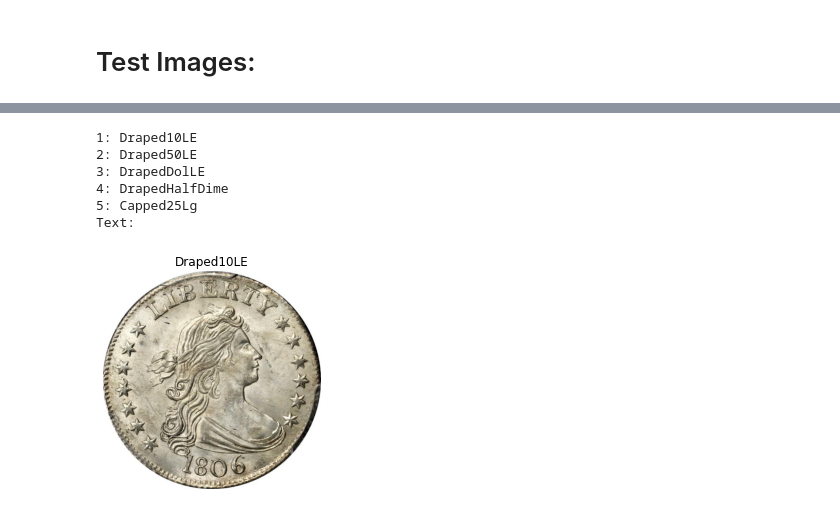
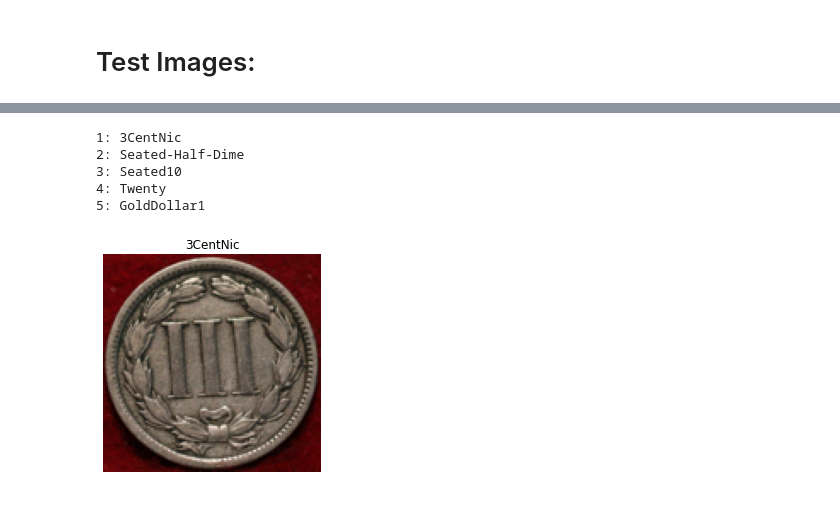
Before and after one commit to PScottZero/Numismatic, a Jupyter notebook: coin_classifier/coin_classifier.ipynb, the cells around one changed output, grey strips where cells are left out. Drawn from its saved outputs; the diff is of its cells as text; code cells hidden in the pictures.

Commit message:
updated model

```diff
--- a/coin_classifier/coin_classifier.ipynb
+++ b/coin_classifier/coin_classifier.ipynb
@@ -30,19 +60,25 @@ import pytesseract
 # %%
-labels = listdir('images/')
+batch_size = 64
+img_size = 128
+
+labels = listdir(dataset_dir)
 labels.sort()
 
 if '.DS_Store' in labels:
   labels.remove('.DS_Store')
 
 dataset = preprocessing.image_dataset_from_directory(
-  'images1/',
+  dataset_dir,
   labels="inferred",
   label_mode="int",
   class_names=None,
   color_mode="rgb",
-  batch_size=64,
-  image_size=(500, 500),
-  shuffle=True
+  batch_size=batch_size,
+  image_size=(img_size, img_size),
+  shuffle=True,
 )
 dataset = dataset.map(lambda image, label: (image / 255.0, label))
+datasets = [dataset.map(lambda image, label: (augment(image), label)) for _ in range(9)]
+for ds in datasets:
+  dataset = dataset.concatenate(ds)
 # %% [output]
@@ -63,13 +100,22 @@ for i in range(64):
 # Create CNN:
 # %%
 model = models.Sequential([
-  layers.Conv2D(32, (3, 3), activation='relu', input_shape=(500, 500, 3)),
-  layers.MaxPooling2D((4, 4)),
+  layers.Conv2D(32, (3, 3), activation='relu', input_shape=(img_size, img_size, 3)),
+  layers.BatchNormalization(),
+  layers.MaxPooling2D((2, 2)),
+  layers.Dropout(0.25),
   layers.Conv2D(64, (3, 3), activation='relu'),
-  layers.MaxPooling2D((4, 4)),
-  layers.Conv2D(64, (3, 3), activation='relu'),
+  layers.BatchNormalization(),
+  layers.MaxPooling2D((2, 2)),
+  layers.Dropout(0.25),
+  layers.Conv2D(128, (3, 3), activation='relu'),
+  layers.BatchNormalization(),
+  layers.MaxPooling2D((2, 2)),
+  layers.Dropout(0.25),
   layers.Flatten(),
   layers.Dense(128, activation='relu'),
+  layers.BatchNormalization(),
+  layers.Dropout(0.5),
   layers.Dense(119),
 ])
 model.summary()
@@ -95,5 +141,5 @@ _________________________________________________________________
 # Train Model:
 # %%
 model.compile(optimizer='adam', loss=losses.SparseCategoricalCrossentropy(from_logits=True), metrics=['accuracy'])
-model.fit(dataset, epochs=6)
+model.fit(dataset, epochs=10)
 # %% [output]
@@ -157,30 +201,27 @@ ZeroDivisionError: division by zero
 # %%
-img = Image.open('test13.jpg')
-img = img.resize(size=(500, 500))
+img = Image.open('test_images/three_cent_nickel_r.jpg')
+img = img.resize(size=(img_size, img_size))
 img_data = np.divide(preprocessing.image.img_to_array(img), 255.0)
 
 # X, y = next(dataset.as_numpy_iterator())
 # img_data = X[0]
 # print('True: %s' % labels[y[0]])
 
 img_dataset = tf.data.Dataset.from_tensors([img_data])
 prediction = model.predict(img_dataset)[0]
 plt.title(labels[np.argmax(prediction)])
 plt.axis('off')
 plt.imshow(img_data)
 ranked = np.argsort(prediction)
 print('1: %s' % labels[ranked[-1]])
 print('2: %s' % labels[ranked[-2]])
 print('3: %s' % labels[ranked[-3]])
 print('4: %s' % labels[ranked[-4]])
 print('5: %s' % labels[ranked[-5]])
-
-print('Text: %s' % pytesseract.image_to_string(img))
 # %% [output]
-1: Draped10LE
-2: Draped50LE
-3: DrapedDolLE
-4: DrapedHalfDime
-5: Capped25Lg
-Text:
+1: 3CentNic
+2: Seated-Half-Dime
+3: Seated10
+4: Twenty
+5: GoldDollar1
-[figure, old version]
+[figure, new version]
```
Also changed, not shown: parts of 10 cells of this notebook, 47 other files.
